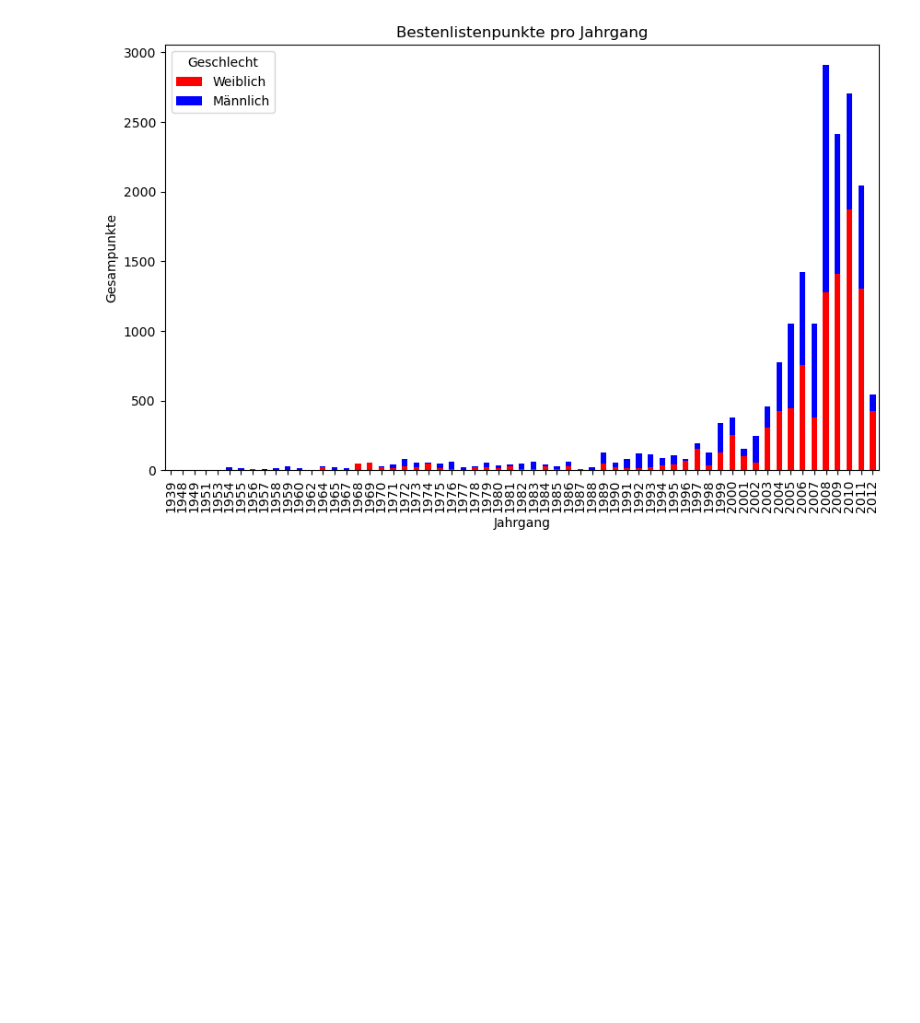
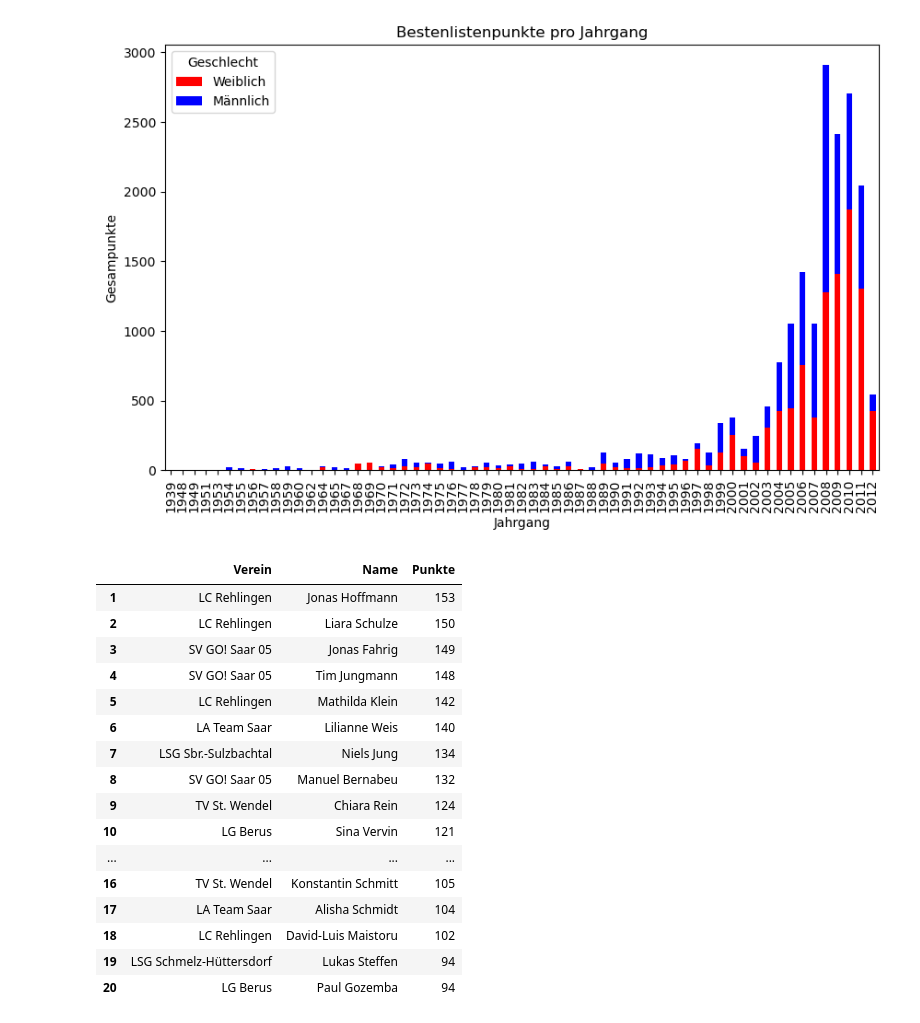
Before and after one commit to nimarion/slb, a Jupyter notebook: top10.ipynb, the cells around one changed output. Drawn from its saved outputs; the diff is of its cells as text; code cells hidden in the pictures; blank space fills up the shorter version.

```diff
--- a/2023_top10.ipynb
+++ b/top10.ipynb
@@ -61,3 +61,30 @@ plt.legend(title='Geschlecht', loc='upper left')
 plt.show()
 # %% [output]
 [figure]
+# %%
+rankedData = data.groupby(['club', 'name'])['points'].sum().reset_index()
+
+rankedData = rankedData.sort_values(by='points', ascending=False)
+rankedData = rankedData.reset_index(drop=True)
+rankedData = rankedData.rename(columns={'club': 'Verein', 'points': 'Punkte', 'name': 'Name'})
+rankedData.index += 1
+
+display(rankedData.head(20))
+# %% [output]
+|  | Verein | Name | Punkte |
+| 1 | LC Rehlingen | Jonas Hoffmann | 153 |
+| 2 | LC Rehlingen | Liara Schulze | 150 |
+| 3 | SV GO! Saar 05 | Jonas Fahrig | 149 |
+| 4 | SV GO! Saar 05 | Tim Jungmann | 148 |
+| 5 | LC Rehlingen | Mathilda Klein | 142 |
+| 6 | LA Team Saar | Lilianne Weis | 140 |
+| 7 | LSG Sbr.-Sulzbachtal | Niels Jung | 134 |
+| 8 | SV GO! Saar 05 | Manuel Bernabeu | 132 |
+| 9 | TV St. Wendel | Chiara Rein | 124 |
+| 10 | LG Berus | Sina Vervin | 121 |
+| ... | ... | ... | ... |
+| 16 | TV St. Wendel | Konstantin Schmitt | 105 |
+| 17 | LA Team Saar | Alisha Schmidt | 104 |
+| 18 | LC Rehlingen | David-Luis Maistoru | 102 |
+| 19 | LSG Schmelz-Hüttersdorf | Lukas Steffen | 94 |
+| 20 | LG Berus | Paul Gozemba | 94 |
```
Also changed, not shown: 1 other file.
